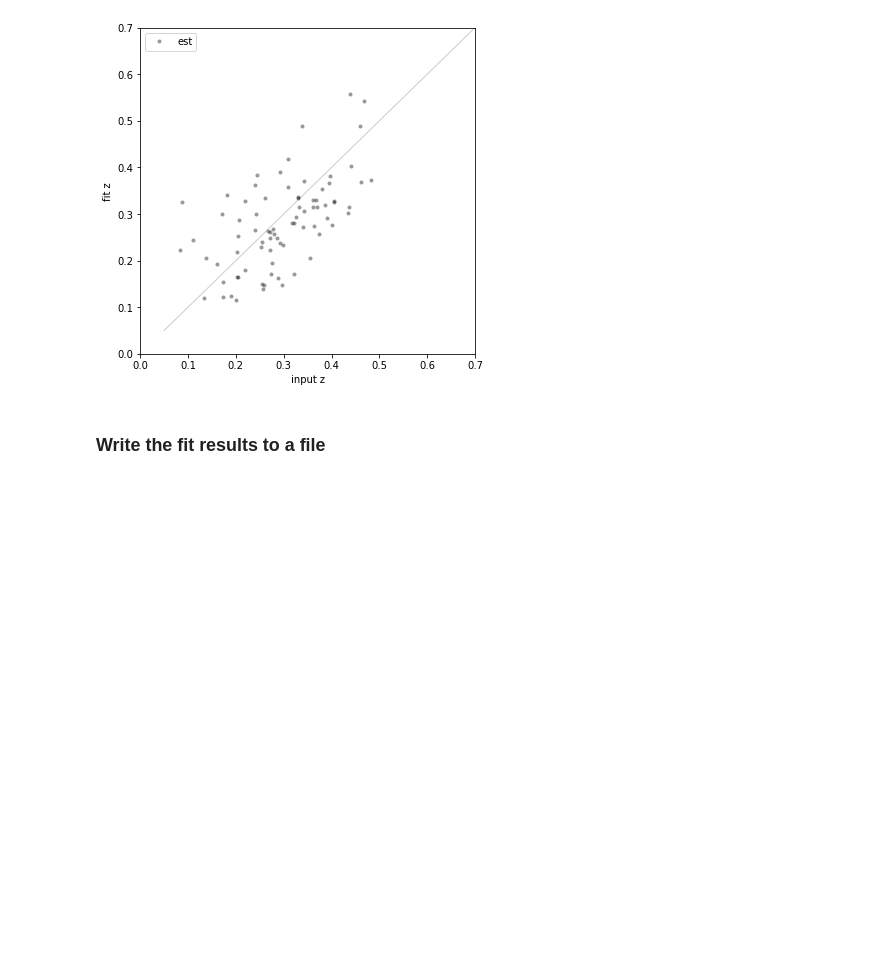
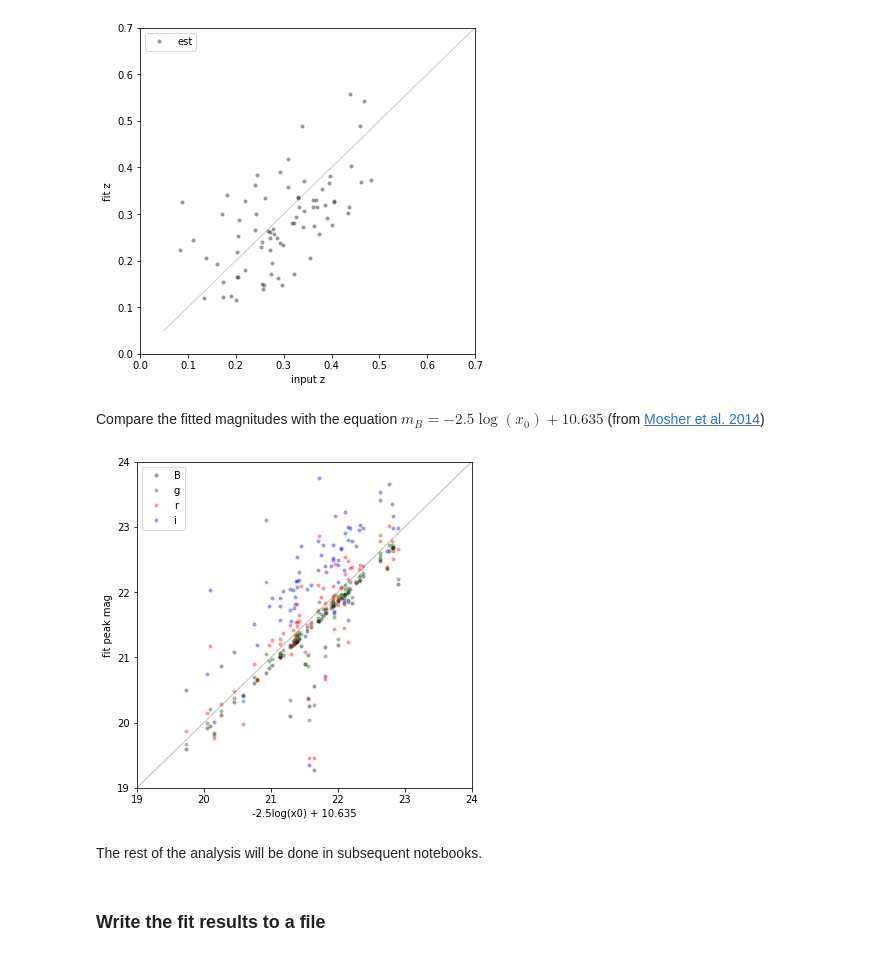
Before and after one commit to MelissaGraham/decam_ddf_tools, a Jupyter notebook: transients_science/SNIa/2_fit_potential_snia_sncosmo.ipynb, the cells around one changed output. Saved outputs shown, nothing was run; the diff lists cells and outputs as text; code cells hidden in the pictures; blank space fills up the shorter version.

```diff
--- a/transients_science/SNIa/2_fit_potential_snia_sncosmo.ipynb
+++ b/transients_science/SNIa/2_fit_potential_snia_sncosmo.ipynb
@@ -63,6 +65,11 @@ fit_x1  = np.zeros(len(potSNIa_candid), dtype='float')
 fit_x1e = np.zeros(len(potSNIa_candid), dtype='float')
 fit_c   = np.zeros(len(potSNIa_candid), dtype='float')
 fit_ce  = np.zeros(len(potSNIa_candid), dtype='float')
+
+fit_pmB = np.zeros(len(potSNIa_candid), dtype='float')
+fit_pmg = np.zeros(len(potSNIa_candid), dtype='float')
+fit_pmr = np.zeros(len(potSNIa_candid), dtype='float')
+fit_pmi = np.zeros(len(potSNIa_candid), dtype='float')
 # %% [markdown]
 ### Skip candidates which cause `sncosmo` to fail
 
@@ -96,6 +105,7 @@ on the minimum magnitude).
 # %%
 temp = []
 pp = PdfPages('all_fit_snia_files/all_fit_snia.pdf')
+zeropoint = 31.4
 
 for c in range(len(potSNIa_candid)):
 
@@ -113,6 +123,9 @@ for c in range(len(potSNIa_candid)):
         min_mag = np.min(candLC_mag[tx])
 
         # estimate the redshift based on minimum detected brightness
+        #  z   = H0 * D_L / c
+        #  mu  = 5.0 log(D_L) +25
+        #  mu  = m - M = m + 19.3
         est_z = 70.0 * 10.0**(((min_mag + 19.3) - 25.0)/5.0) / 300000.0 ## estimate redshift
 
         # set the redshift boundaries
@@ -133,11 +146,11 @@ for c in range(len(potSNIa_candid)):
         fout.write('     time      band       flux         fluxerr      zp  zpsys \n')
         for x in tx:
             if np.isfinite(candLC_mag[x]):
-                flux = 10.0**((candLC_mag[x] - 25.0)/(-2.5))
-                fluxhi = 10.0**(((candLC_mag[x]-candLC_mage[x]) - 25.0)/(-2.5))
+                flux = 10.0**((candLC_mag[x] - zeropoint)/(-2.5))
+                fluxhi = 10.0**(((candLC_mag[x]-candLC_mage[x]) - zeropoint)/(-2.5))
                 fluxe = fluxhi - flux
-                fout.write('%13.4f %5s %15.7f %14.7f  25.  ab \n' % \
-                           (candLC_mjd[x], 'sdss'+candLC_filter[x], flux, fluxe))
+                fout.write('%13.4f %5s %15.7f %14.7f %5.1f ab \n' % \
+                           (candLC_mjd[x], 'sdss'+candLC_filter[x], flux, fluxe, zeropoint))
         fout.close()
 
         # read the file with sncosmo
@@ -158,6 +171,11 @@ for c in range(len(potSNIa_candid)):
         fit_x0e[c] = result['errors']['x0']
         fit_x1e[c] = result['errors']['x1']
         fit_ce[c]  = result['errors']['c']
+
+        fit_pmB[c] = fitted_model.source_peakmag('bessellb', 'ab')
+        fit_pmg[c] = fitted_model.source_peakmag('sdssg', 'ab')
+        fit_pmr[c] = fitted_model.source_peakmag('sdssr', 'ab')
+        fit_pmi[c] = fitted_model.source_peakmag('sdssi', 'ab')
 
         # add the sncosmos fit results plot to the PDF
         sncosmo.plot_lc(data, model=fitted_model, errors=result.errors,
@@ -207,6 +223,34 @@ plt.ylabel('fit z')
 plt.show()
 # %% [output]
 [figure]
+# %% [markdown]
+Compare the fitted magnitudes with the equation
+$m_{B} = −2.5\log(x_{0})+10.635$
+(from <a href="https://arxiv.org/abs/1401.4065">Mosher et al. 2014</a>)
+# %%
+plt.figure(figsize=(6, 6))
+tx = np.where(fit_z > -99.9)[0]
+plt.plot([19.0, 24.0], [19.0, 24.0], ls='solid', alpha=0.5, lw=1, color='grey')
+plt.plot(-2.5 * np.log10(fit_x0[tx]) + 10.635, fit_pmB[tx], 'o', ms=4, alpha=0.4, mew=0,
+         color='black', label='B')
+plt.plot(-2.5 * np.log10(fit_x0[tx]) + 10.635, fit_pmg[tx], 'o', ms=4, alpha=0.4, mew=0,
+         color='darkgreen', label='g')
+plt.plot(-2.5 * np.log10(fit_x0[tx]) + 10.635, fit_pmr[tx], 'o', ms=4, alpha=0.4, mew=0,
+         color='red', label='r')
+plt.plot(-2.5 * np.log10(fit_x0[tx]) + 10.635, fit_pmi[tx], 'o', ms=4, alpha=0.4, mew=0,
+         color='blue', label='i')
+plt.legend(loc='best')
+
+plt.xlim([19.0, 24.0])
+plt.ylim([19.0, 24.0])
+
+plt.xlabel('-2.5log(x0) + 10.635')
+plt.ylabel('fit peak mag')
+plt.show()
+# %% [output]
+[figure, added]
+# %% [markdown]
+The rest of the analysis will be done in subsequent notebooks.
 # %% [markdown]
 ### Write the fit results to a file
 # %%
```
Also changed, not shown: parts of 4 cells of this notebook, 7 other files.
